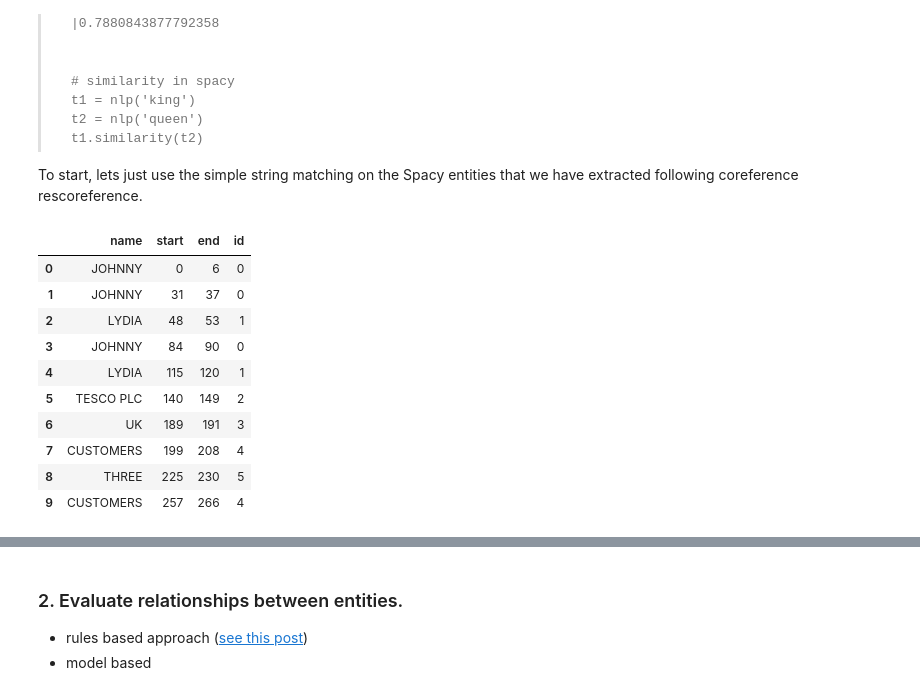
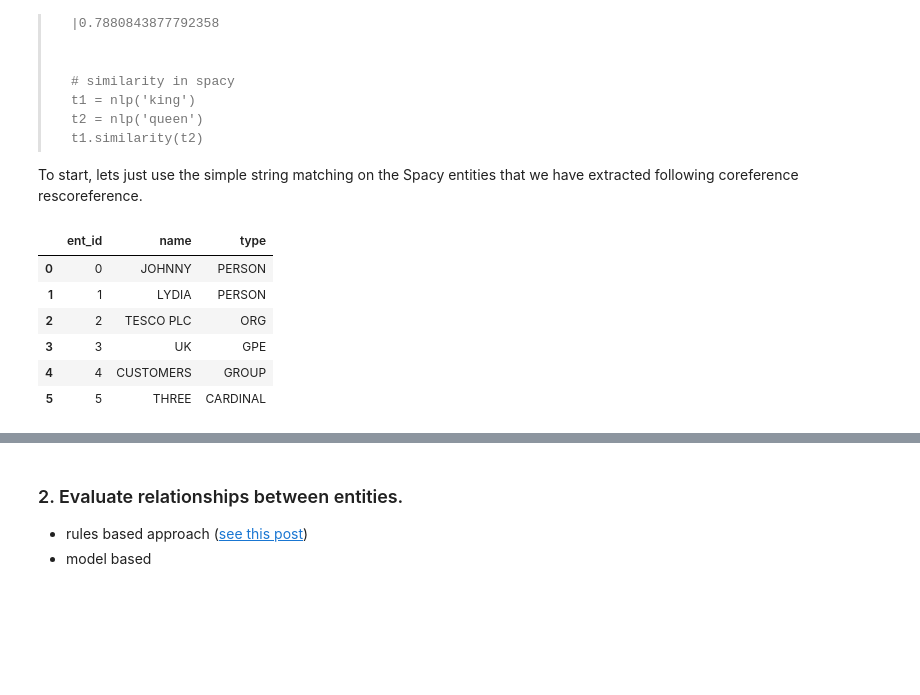
Before and after one commit to bpostance/learn_data_science, a Jupyter notebook: NLP/04_KG/0.1-spacy-relation-extraction.ipynb, the cells around one changed output, grey strips where cells are left out. Drawn from its saved outputs; the diff is of its cells as text; code cells hidden in the pictures; blank space fills up the shorter version.

```diff
--- a/NLP/04_KG/0.1-spacy-relation-extraction.ipynb
+++ b/NLP/04_KG/0.1-spacy-relation-extraction.ipynb
@@ -198,44 +199,45 @@ To start, lets just use the simple string matching on the Spacy entities that we
 #         if tok.ent_type_ in ['PERSON','ORG','GROUP']:
 #             entities[tok.i] = tok # token.i is int location in doc
 #             if verbose:
 #                 print((tok.text,tok.pos_,tok.dep_,tok.ent_type_,tok.i,tok.idx))
 #     return entities
 # entities = get_entities(doc)
 
 ## get spacy entities using dictionary
 # from collections import defaultdict
 # def get_spacy_entities(doc):
 #     tmp = list()
 #     for ent in doc.ents:
 #         tmp.append({ent.text.upper():(ent.start_char,ent.end_char)})
 
 #     out = defaultdict(list)
 #     for myd in tmp:
 #         for k, v in myd.items():
 #             out[k].append(v)
 #     return dict(out)
 
 ## get spacy entities using dataframe
 def get_spacy_entities(doc):
     tmp = dict()
     for num,ent in enumerate(doc.ents):
-        tmp[num] = dict(name=ent.text.upper(), start=ent.start_char,end=ent.end_char)
+        tmp[num] = dict(mention_id=num,
+                        name=ent.text.upper(),
+                        type=ent.label_,
+                        start=ent.start_char,
+                        end=ent.end_char)
 
     entities = pd.DataFrame.from_dict(data=tmp,orient='index')
-    entities['id'] = pd.factorize(entities['name'])[0]
+    entities['ent_id'] = pd.factorize(entities['name'])[0]
     return entities
 
 entities = get_spacy_entities(doc)
-entities
+unique_entities = entities[['ent_id','name','type']].drop_duplicates(ignore_index=True)
+unique_entities
 # %% [output]
-|  | name | start | end | id |
-| 0 | JOHNNY | 0 | 6 | 0 |
-| 1 | JOHNNY | 31 | 37 | 0 |
-| 2 | LYDIA | 48 | 53 | 1 |
-| 3 | JOHNNY | 84 | 90 | 0 |
-| 4 | LYDIA | 115 | 120 | 1 |
-| 5 | TESCO PLC | 140 | 149 | 2 |
-| 6 | UK | 189 | 191 | 3 |
-| 7 | CUSTOMERS | 199 | 208 | 4 |
-| 8 | THREE | 225 | 230 | 5 |
-| 9 | CUSTOMERS | 257 | 266 | 4 |
+|  | ent_id | name | type |
+| 0 | 0 | JOHNNY | PERSON |
+| 1 | 1 | LYDIA | PERSON |
+| 2 | 2 | TESCO PLC | ORG |
+| 3 | 3 | UK | GPE |
+| 4 | 4 | CUSTOMERS | GROUP |
+| 5 | 5 | THREE | CARDINAL |
```
Also changed, not shown: parts of 14 cells of this notebook.
